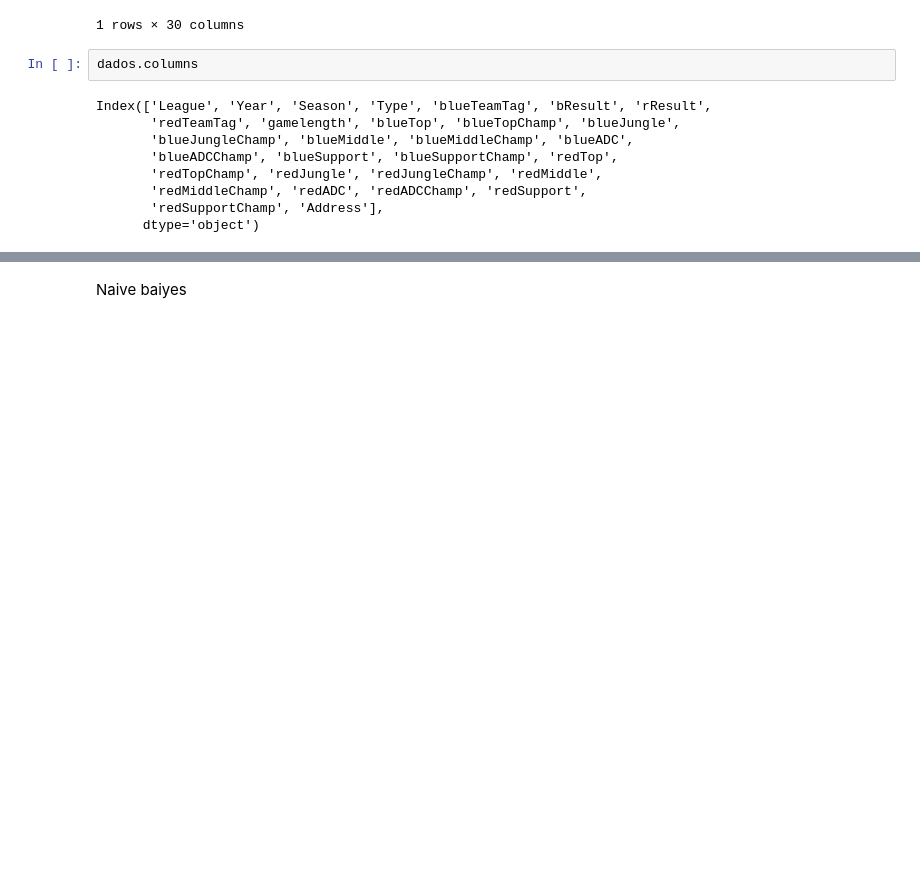
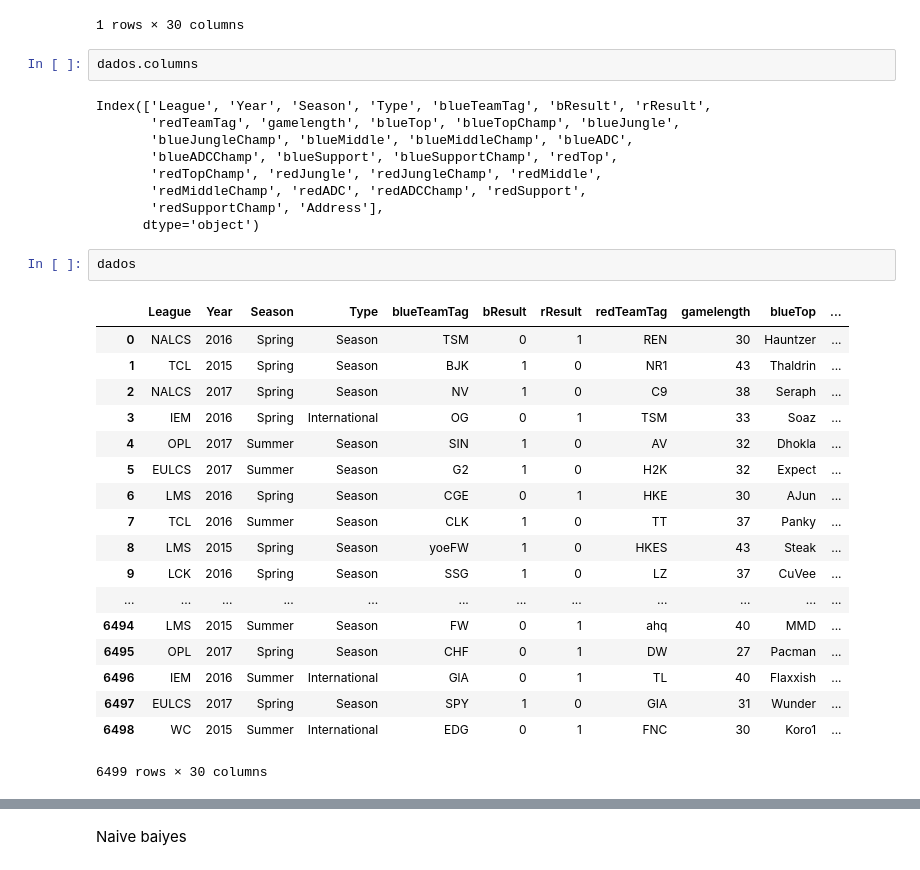
Before and after one commit to Amanda-Carmo/Projeto3_cdados, a Jupyter notebook: Main.ipynb, the cells around one changed output, grey strips where cells are left out. Cells and saved outputs as stored; diff of their text form; blank space fills up the shorter version.

```diff
--- a/Main.ipynb
+++ b/Main.ipynb
@@ -24,6 +24,27 @@ Index(['League', 'Year', 'Season', 'Type', 'blueTeamTag', 'bResult', 'rResult',
        'redMiddleChamp', 'redADC', 'redADCChamp', 'redSupport',
        'redSupportChamp', 'Address'],
       dtype='object')
+# %%
+dados
+# %% [output]
+|  | League | Year | Season | Type | blueTeamTag | bResult | rResult | redTeamTag | gamelength | blueTop | ... |
+| 0 | NALCS | 2016 | Spring | Season | TSM | 0 | 1 | REN | 30 | Hauntzer | ... |
+| 1 | TCL | 2015 | Spring | Season | BJK | 1 | 0 | NR1 | 43 | Thaldrin | ... |
+| 2 | NALCS | 2017 | Spring | Season | NV | 1 | 0 | C9 | 38 | Seraph | ... |
+| 3 | IEM | 2016 | Spring | International | OG | 0 | 1 | TSM | 33 | Soaz | ... |
+| 4 | OPL | 2017 | Summer | Season | SIN | 1 | 0 | AV | 32 | Dhokla | ... |
+| 5 | EULCS | 2017 | Summer | Season | G2 | 1 | 0 | H2K | 32 | Expect | ... |
+| 6 | LMS | 2016 | Spring | Season | CGE | 0 | 1 | HKE | 30 | AJun | ... |
+| 7 | TCL | 2016 | Summer | Season | CLK | 1 | 0 | TT | 37 | Panky | ... |
+| 8 | LMS | 2015 | Spring | Season | yoeFW | 1 | 0 | HKES | 43 | Steak | ... |
+| 9 | LCK | 2016 | Spring | Season | SSG | 1 | 0 | LZ | 37 | CuVee | ... |
+| ... | ... | ... | ... | ... | ... | ... | ... | ... | ... | ... | ... |
+| 6494 | LMS | 2015 | Summer | Season | FW | 0 | 1 | ahq | 40 | MMD | ... |
+| 6495 | OPL | 2017 | Spring | Season | CHF | 0 | 1 | DW | 27 | Pacman | ... |
+| 6496 | IEM | 2016 | Summer | International | GlA | 0 | 1 | TL | 40 | Flaxxish | ... |
+| 6497 | EULCS | 2017 | Spring | Season | SPY | 1 | 0 | GIA | 31 | Wunder | ... |
+| 6498 | WC | 2015 | Summer | International | EDG | 0 | 1 | FNC | 30 | Koro1 | ... |
+6499 rows × 30 columns
 # %%
 team={}
 for i in dados.blueTeamTag:
```
Also changed, not shown: parts of 16 cells of this notebook, 1 other file.
